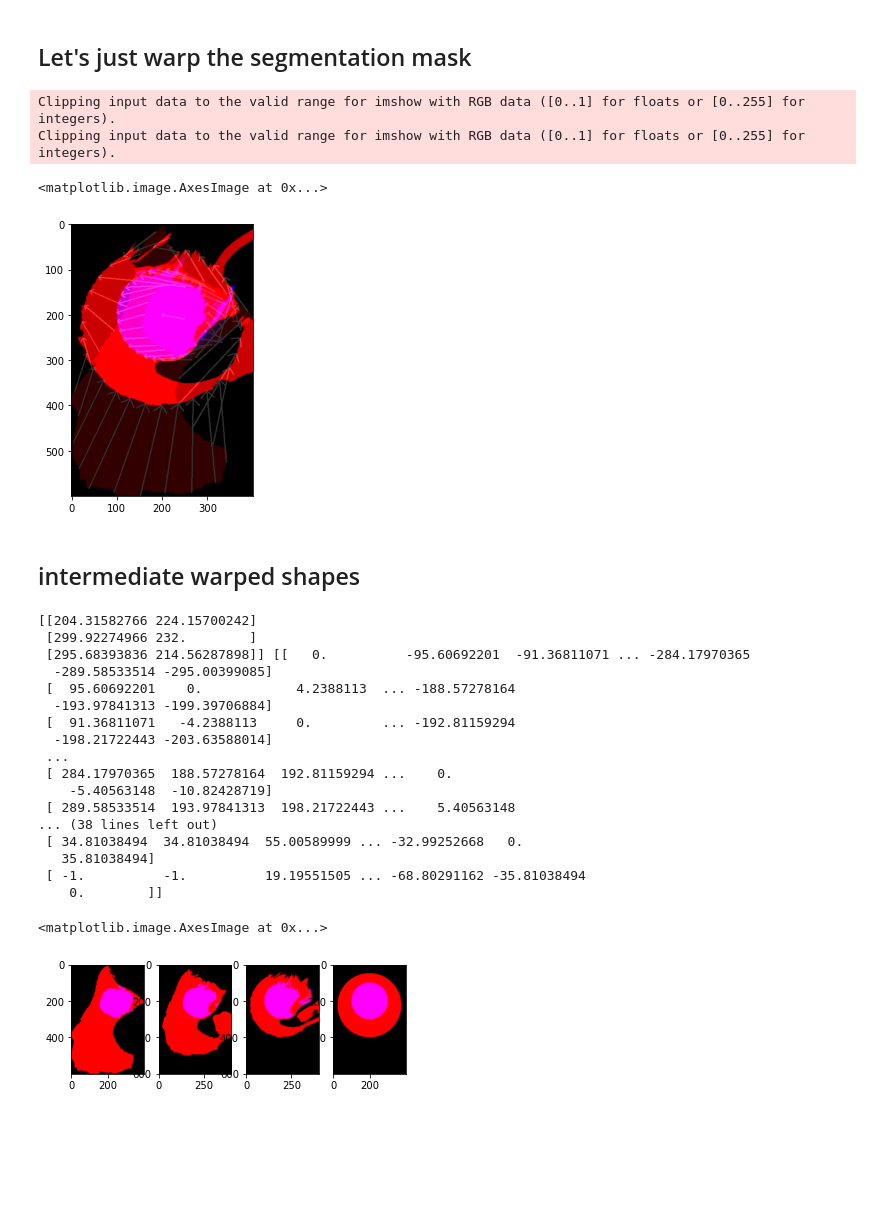
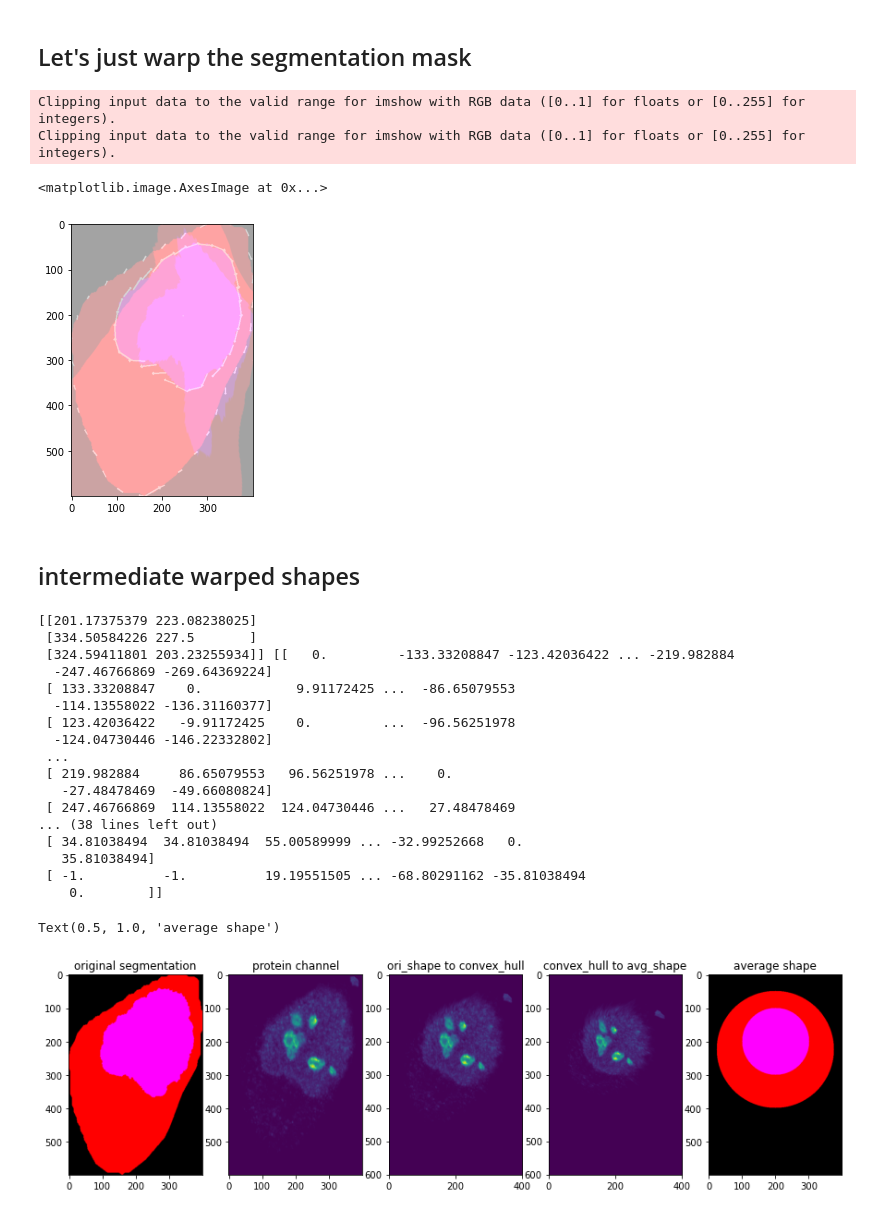
Before and after one commit to trangle1302/2D_shapespace, a Jupyter notebook: notebooks/deformation_field.ipynb, the cells around one changed output. Saved outputs shown, nothing was run; the diff lists cells and outputs as text; code cells hidden in the pictures; blank space fills up the shorter version.

```diff
--- a/notebooks/deformation_field.ipynb
+++ b/notebooks/deformation_field.ipynb
@@ -593,7 +593,7 @@ from skimage.morphology import convex_hull_image
 (x_max, y_max,_) = avg_cell.shape
 border_anchors = [[0,0],[x_max//2,0],[x_max,0],[0,y_max//2],[0,y_max],[x_max//2,y_max],[x_max,y_max//2],[x_max,y_max]]
 
-ori_shape = resize(np.rot90(shape,3), (600,400))
+ori_shape = resize(np.rot90(shape,1), (600,400))
 
 nu_ = ori_shape[:,:,2]
 nu = np.zeros((nu_.shape[0]+2, nu_.shape[1]+2))
@@ -618,7 +618,9 @@ cell_contour = find_contours(cell)
 print(len(cell_contour[0]))
 x,y = helpers.equidistance(cell_contour[0][:,0], cell_contour[0][:,1], n_points=32)
 cell_contour = np.array([[x[i], y[i]] for i in range(len(x))])
-pts1 = np.vstack([np.array(nu_centroid),nu_contour,cell_contour, border_anchors])
+pts1 = np.vstack([np.array(nu_centroid),
+                  realign_contour_startpoint(nu_contour),
+                  realign_contour_startpoint(cell_contour), border_anchors])
 
 convex_hull_cell = convex_hull_image(cell_)
 convex_hull_cell_contour = find_contours(convex_hull_cell)
@@ -629,7 +631,9 @@ if len(convex_hull_cell_contour)>1:
 else:
     x,y = helpers.equidistance(convex_hull_cell_contour[0][:,0], convex_hull_cell_contour[0][:,1], n_points=32)
 convex_hull_cell_contour = np.array([[x[i], y[i]] for i in range(len(x))])
-pts1_convex = np.vstack([np.array(nu_centroid),convex_hull_nu_contour,convex_hull_cell_contour, border_anchors])
+pts1_convex = np.vstack([np.array(nu_centroid),
+                         realign_contour_startpoint(convex_hull_nu_contour),
+                         realign_contour_startpoint(convex_hull_cell_contour), border_anchors])
 
 nuc = np.concatenate([nu_contour[:,0], nu_contour[:,1]])
 mem = np.concatenate([cell_contour[:,0], cell_contour[:,1]])
@@ -756,7 +760,7 @@ array([300.5       , 299.5       , 297.60237007, 295.5       ,
        295.5       , 297.60237007, 299.5       , 300.5       ])
 # %%
 npoint = 32
-ori_shape = resize(np.rot90(shape,3), (600,400))
+ori_shape = resize(np.rot90(shape,1), (600,400))
 
 nu_ = ori_shape[:,:,2]
 nu = np.zeros((nu_.shape[0]+2, nu_.shape[1]+2))
@@ -830,7 +835,7 @@ xmap = (xx1-xx2).astype(np.float32)
 ymap = (yy1-yy2).astype(np.float32)
 
 import cv2 as cv
-img = resize(np.rot90(protein,3), (600,400))
+img = resize(np.rot90(protein,1), (600,400))
 warped = cv.remap(img, xmap, ymap ,cv.INTER_LINEAR)
 fig, ax = plt.subplots(1,4, figsize=(20,5))
 ax[0].imshow(img, cmap='gray')
@@ -1009,52 +1014,58 @@ xy = pts1_convex[]
 # %% [markdown]
 ## Let's just warp the segmentation mask
 # %%
-warped = cv.remap(ori_shape, t[1].astype('float32'), t[0].astype('float32'),cv.INTER_CUBIC)
+warped = cv.remap(ori_shape, transform1[1].astype('float32'), transform1[0].astype('float32'),cv.INTER_CUBIC)
 
 tmp = ori_shape.copy()
 line = lambda u,v : cv.arrowedLine(tmp, (u[1], u[0]), (v[1], v[0]), (255,100,100), 2)
-for u,v in zip(pts1, pts2):
+for u,v in zip(pts1, pts1_convex):
     line(np.round(u).astype('int'),np.round(v).astype('int'))
 
 plt.figure(figsize=(5,5))
-plt.imshow(warped)
+plt.imshow(warped, alpha=0.2)
 plt.imshow(tmp, alpha=0.2)
 # %% [output]
 Clipping input data to the valid range for imshow with RGB data ([0..1] for floats or [0..255] for integers).
 Clipping input data to the valid range for imshow with RGB data ([0..1] for floats or [0..255] for integers).
 <matplotlib.image.AxesImage at 0x...>
-[figure, old version]
+[figure, new version]
 # %% [markdown]
 ## intermediate warped shapes
 # %%
 #warped = image_warp.warp_images(pts1, pts2, img, (0, 0, 600, 400), interpolation_order = 1, approximate_grid=2)
 midpoint = (pts1 + pts2) /2
 transform1 = image_warp._make_inverse_warp(pts1[:-8], midpoint[:-8], (0, 0, 600,400), approximate_grid=4)
 transform2 = image_warp._make_inverse_warp(midpoint[:-8], pts2[:-8], (0, 0, 600,400), approximate_grid=4)
-warped1 = cv.remap(ori_shape, transform1[1].astype('float32'), transform1[0].astype('float32'),cv.INTER_LINEAR)
+warped1 = cv.remap(img, transform1[1].astype('float32'), transform1[0].astype('float32'),cv.INTER_LINEAR)
 warped = cv.remap(warped1, transform2[1].astype('float32'), transform2[0].astype('float32'),cv.INTER_LINEAR)
-fig, ax = plt.subplots(1,4)
+fig, ax = plt.subplots(1,5, figsize=(15,30))
 ax[0].imshow(ori_shape)
-ax[1].imshow(warped1)
-ax[2].imshow(warped)
-ax[3].imshow(avg_cell)
+ax[0].set_title('original segmentation')
+ax[1].imshow(img)
+ax[1].set_title('protein channel')
+ax[2].imshow(warped1)
+ax[2].set_title('ori_shape to convex_hull')
+ax[3].imshow(warped)
+ax[3].set_title('convex_hull to avg_shape')
+ax[4].imshow(avg_cell)
+ax[4].set_title('average shape')
 # %% [output]
-[[204.31582766 224.15700242]
- [299.92274966 232.        ]
- [295.68393836 214.56287898]] [[   0.          -95.60692201  -91.36811071 ... -284.17970365
-  -289.58533514 -295.00399085]
- [  95.60692201    0.            4.2388113  ... -188.57278164
-  -193.97841313 -199.39706884]
- [  91.36811071   -4.2388113     0.         ... -192.81159294
-  -198.21722443 -203.63588014]
+[[201.17375379 223.08238025]
+ [334.50584226 227.5       ]
+ [324.59411801 203.23255934]] [[   0.         -133.33208847 -123.42036422 ... -219.982884
+  -247.46766869 -269.64369224]
+ [ 133.33208847    0.            9.91172425 ...  -86.65079553
+  -114.13558022 -136.31160377]
+ [ 123.42036422   -9.91172425    0.         ...  -96.56251978
+  -124.04730446 -146.22332802]
  ...
- [ 284.17970365  188.57278164  192.81159294 ...    0.
-    -5.40563148  -10.82428719]
- [ 289.58533514  193.97841313  198.21722443 ...    5.40563148
+ [ 219.982884     86.65079553   96.56251978 ...    0.
+   -27.48478469  -49.66080824]
+ [ 247.46766869  114.13558022  124.04730446 ...   27.48478469
 ... (38 lines left out)
  [ 34.81038494  34.81038494  55.00589999 ... -32.99252668   0.
    35.81038494]
  [ -1.          -1.          19.19551505 ... -68.80291162 -35.81038494
     0.        ]]
-<matplotlib.image.AxesImage at 0x...>
+Text(0.5, 1.0, 'average shape')
-[figure, old version]
+[figure, new version]
```
Also changed, not shown: parts of 32 cells of this notebook, 1 other file.
